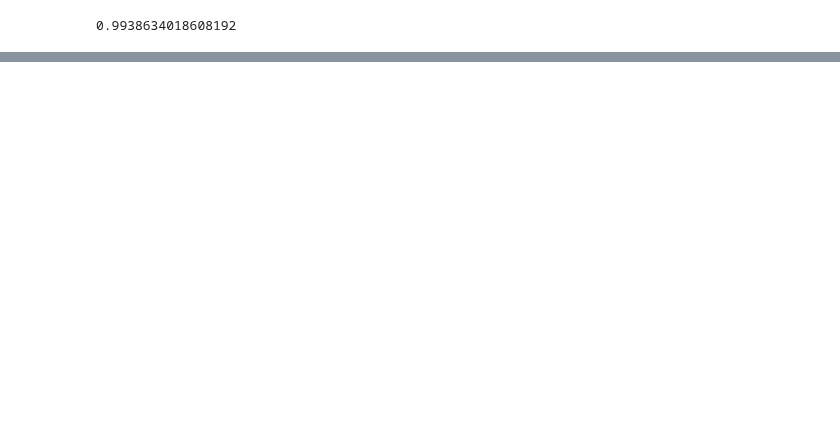
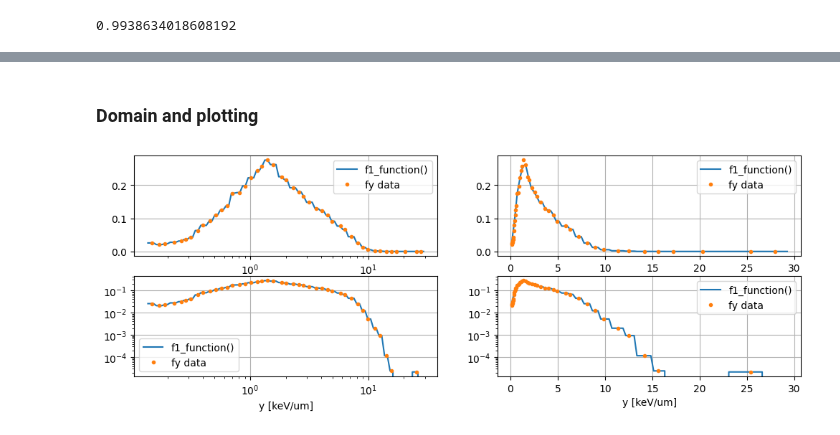
Before and after one commit to grzanka/microdosimetric_spectra_folding, a Jupyter notebook: notebooks/0.2-validation-convolutions.ipynb, the cells around one changed output, grey strips where cells are left out. Drawn from its saved outputs; the diff is of its cells as text; code cells hidden in the pictures; blank space fills up the shorter version.

```diff
--- a/notebooks/0.2-validation-convolutions.ipynb
+++ b/notebooks/0.2-validation-convolutions.ipynb
@@ -210,0 +297,24 @@ function_norm(spectrum.bin_value, args=(SpectrumValueType.fy,))
+# %% [markdown]
+### Domain and plotting
+# %%
+xvalues_geom = np.geomspace(start=spectrum_clipped.bin_edges[0], stop=spectrum_clipped.bin_edges[-1], num=100)
+xvalues_lin = np.linspace(start=spectrum_clipped.bin_edges[0], stop=spectrum_clipped.bin_edges[-1], num=100)
+yvalues_geom = f1_function(xvalues_geom)
+yvalues_lin = f1_function(xvalues_lin)
+
+fig, ax = plt.subplots(nrows=2, ncols=2, figsize=(12, 4))
+ax[0][0].plot(xvalues_geom, yvalues_geom, label='f1_function()')
+ax[0][0].set_xscale('log')
+ax[0][1].plot(xvalues_lin, yvalues_lin, label='f1_function()')
+ax[1][0].plot(xvalues_geom, yvalues_geom, label='f1_function()')
+ax[1][0].set_xscale('log')
+ax[1][0].set_yscale('log')
+ax[1][1].plot(xvalues_lin, yvalues_lin, label='f1_function()')
+ax[1][1].set_yscale('log')
+for a in ax.flatten():
+    a.plot(spectrum_clipped.y, spectrum_clipped.fy, '.', label='fy data')
+    a.grid()
+    a.set_xlabel('y [keV/um]')
+    a.legend()
+# %% [output]
+[figure, added]
```
Also changed, not shown: parts of 24 cells of this notebook.
